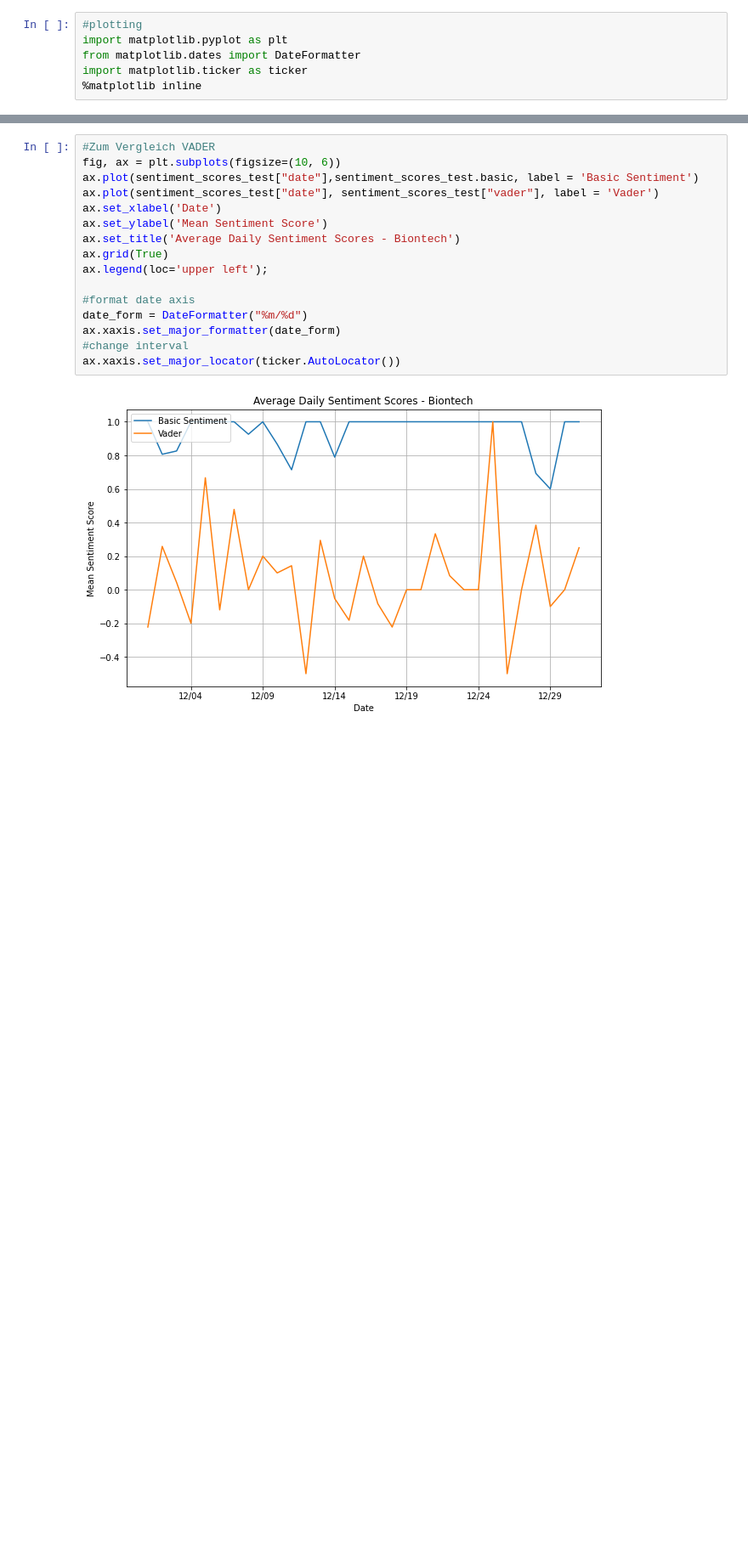
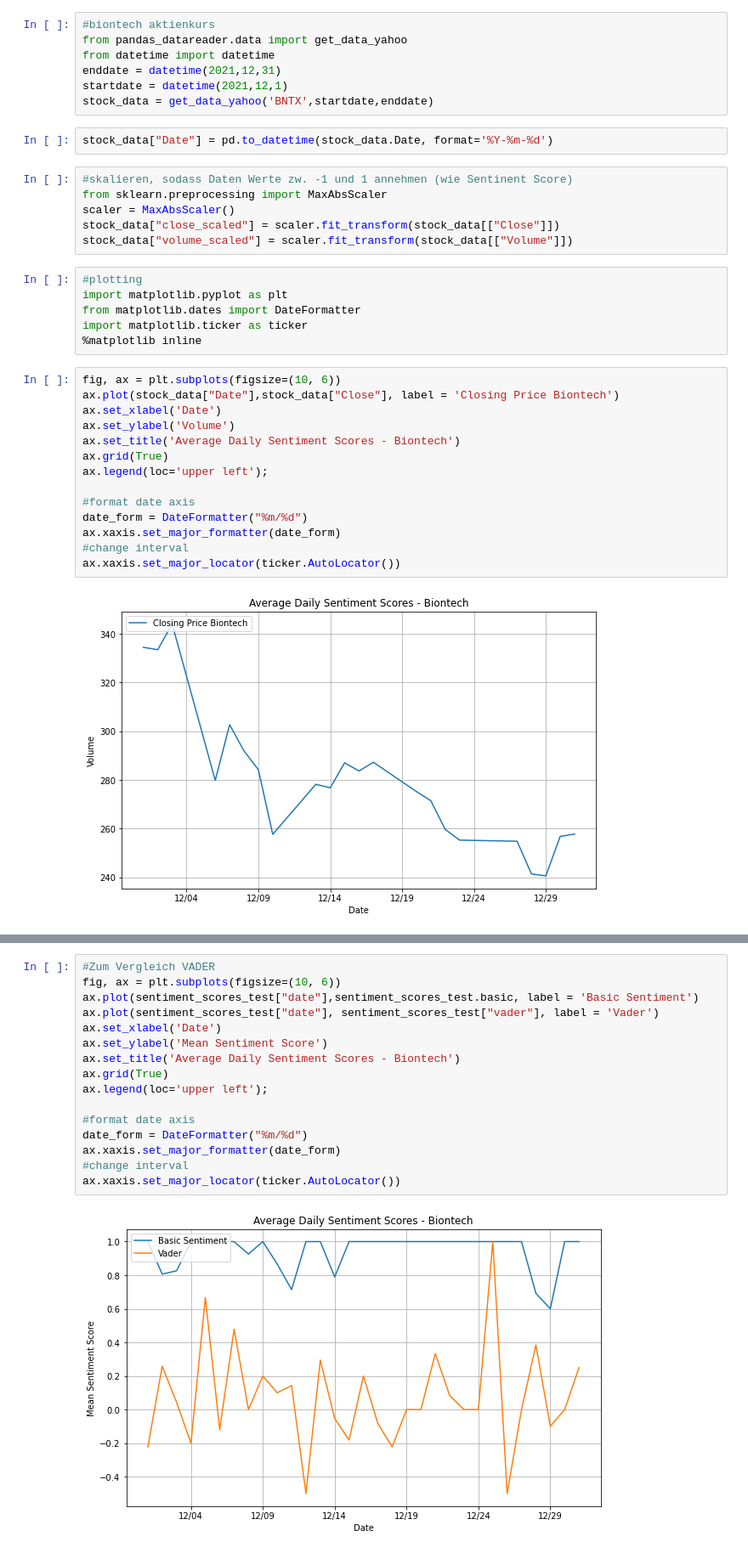
Before and after one commit to fogx/news_sentiment, a Jupyter notebook: code/notebooks/Baseline_Tweets_Biontech.ipynb, the cells around one changed output, grey strips where cells are left out. Shown at 85% size. Drawn from its saved outputs; the diff is of its cells as text; blank space fills up the shorter version.

```diff
--- a/code/notebooks/Baseline_Tweets_Biontech.ipynb
+++ b/code/notebooks/Baseline_Tweets_Biontech.ipynb
@@ -360,12 +324,43 @@ sentiment_scores_test["vader"] = sentiment_vader(sentiment_scores_test["v_sentim
 sentiment_scores_test["date"] = sentiment_scores_test.index
 # %%
 sentiment_scores_test["date"] = pd.to_datetime(sentiment_scores_test.date, format='%m/%d/%Y')
+# %%
+#biontech aktienkurs
+from pandas_datareader.data import get_data_yahoo
+from datetime import datetime
+enddate = datetime(2021,12,31)
+startdate = datetime(2021,12,1)
+stock_data = get_data_yahoo('BNTX',startdate,enddate)
+# %%
+stock_data["Date"] = pd.to_datetime(stock_data.Date, format='%Y-%m-%d')
+# %%
+#skalieren, sodass Daten Werte zw. -1 und 1 annehmen (wie Sentinent Score)
+from sklearn.preprocessing import MaxAbsScaler
+scaler = MaxAbsScaler()
+stock_data["close_scaled"] = scaler.fit_transform(stock_data[["Close"]])
+stock_data["volume_scaled"] = scaler.fit_transform(stock_data[["Volume"]])
 # %%
 #plotting
 import matplotlib.pyplot as plt
 from matplotlib.dates import DateFormatter
 import matplotlib.ticker as ticker
 %matplotlib inline
+# %%
+fig, ax = plt.subplots(figsize=(10, 6))
+ax.plot(stock_data["Date"],stock_data["Close"], label = 'Closing Price Biontech')
+ax.set_xlabel('Date')
+ax.set_ylabel('Volume')
+ax.set_title('Average Daily Sentiment Scores - Biontech')
+ax.grid(True)
+ax.legend(loc='upper left');
+
+#format date axis
+date_form = DateFormatter("%m/%d")
+ax.xaxis.set_major_formatter(date_form)
+#change interval
+ax.xaxis.set_major_locator(ticker.AutoLocator())
+# %% [output]
+[figure, added]
 # %%
 fig, ax = plt.subplots(figsize=(10, 6))
 ax.plot(sentiment_scores_test["date"],sentiment_scores_test.basic, label = 'Basic Sentiment')
```
Also changed, not shown: parts of 8 cells of this notebook.
